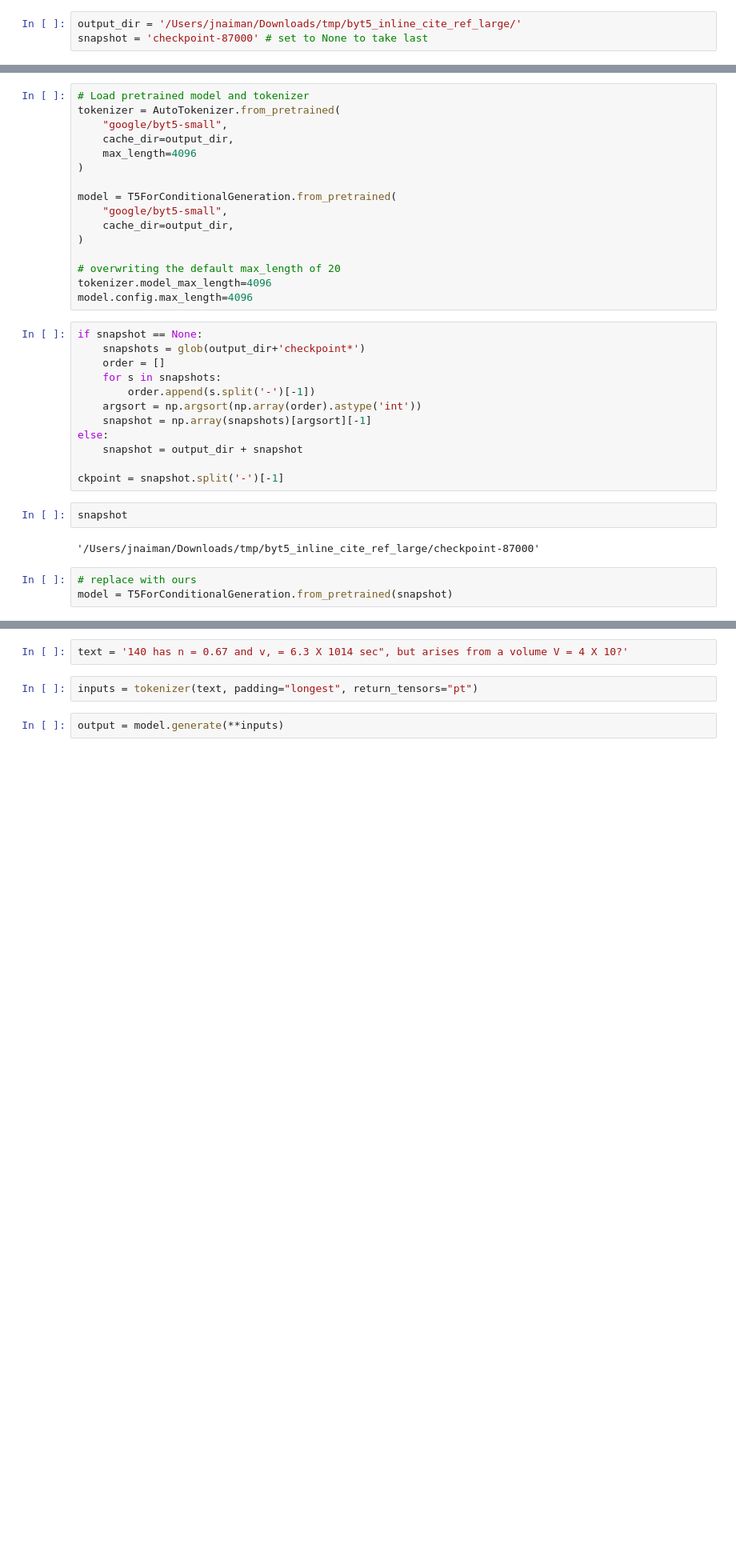
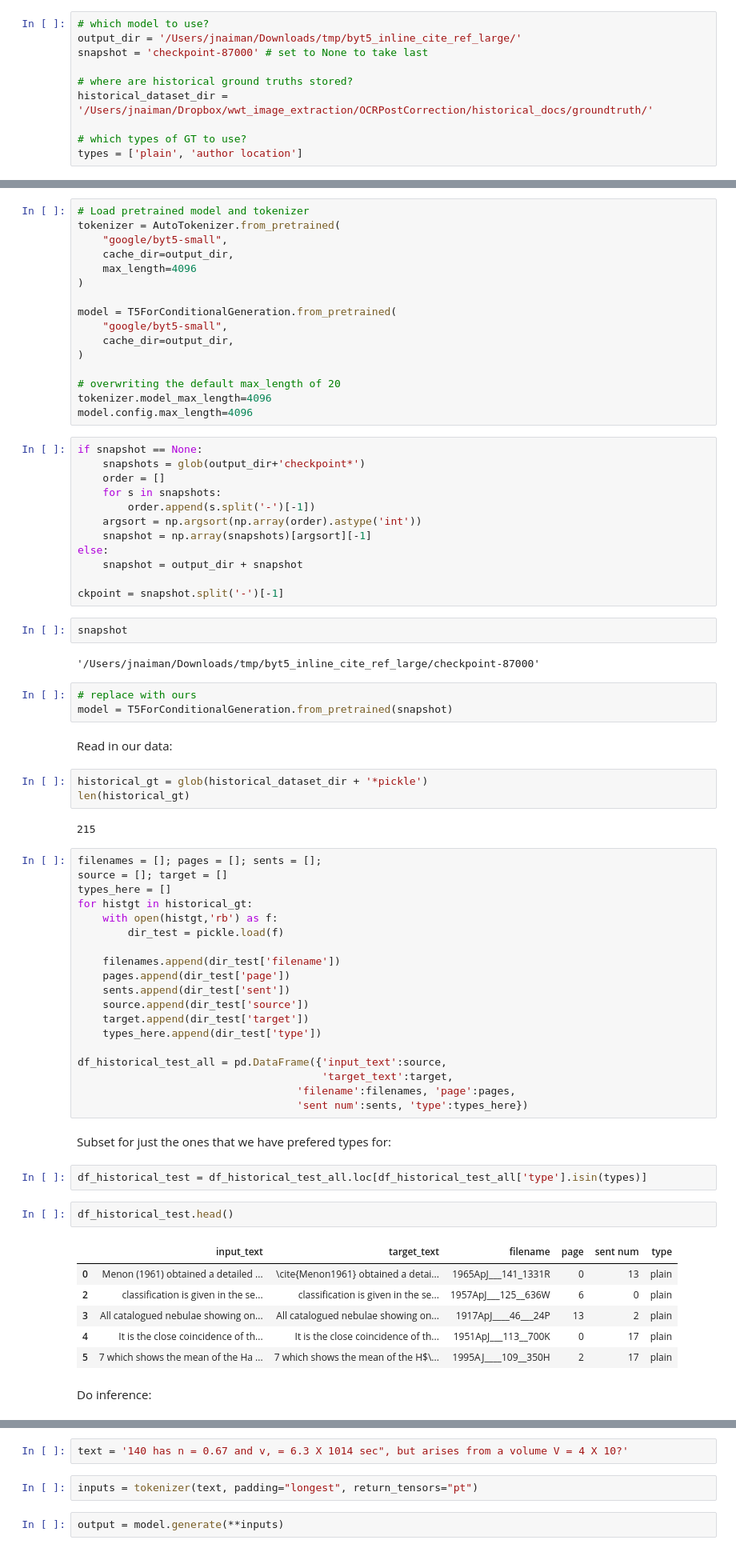
Before and after one commit to ReadingTimeMachine/ocr_post_correction, a Jupyter notebook: byt5/inference_byte5_historical.ipynb, the cells around one changed output, grey strips where cells are left out. Shown at 80% size. Cells and saved outputs as stored; diff of their text form; blank space fills up the shorter version.

```diff
--- a/byt5/inference_byte5_historical.ipynb
+++ b/byt5/inference_byte5_historical.ipynb
@@ -1,5 +1,12 @@
 # %%
+# which model to use?
 output_dir = '/Users/jnaiman/Downloads/tmp/byt5_inline_cite_ref_large/'
 snapshot = 'checkpoint-87000' # set to None to take last
+
+# where are historical ground truths stored?
+historical_dataset_dir = '/Users/jnaiman/Dropbox/wwt_image_extraction/OCRPostCorrection/historical_docs/groundtruth/'
+
+# which types of GT to use?
+types = ['plain', 'author location']
 # %%
 from transformers import T5ForConditionalGeneration, ByT5Tokenizer, AutoTokenizer
@@ -38,3 +53,44 @@ snapshot
 # %%
 # replace with ours
 model = T5ForConditionalGeneration.from_pretrained(snapshot)
+# %% [markdown]
+Read in our data:
+# %%
+historical_gt = glob(historical_dataset_dir + '*pickle')
+len(historical_gt)
+# %% [output]
+215
+# %%
+filenames = []; pages = []; sents = [];
+source = []; target = []
+types_here = []
+for histgt in historical_gt:
+    with open(histgt,'rb') as f:
+        dir_test = pickle.load(f)
+
+    filenames.append(dir_test['filename'])
+    pages.append(dir_test['page'])
+    sents.append(dir_test['sent'])
+    source.append(dir_test['source'])
+    target.append(dir_test['target'])
+    types_here.append(dir_test['type'])
+
+df_historical_test_all = pd.DataFrame({'input_text':source,
+                                       'target_text':target,
+                                   'filename':filenames, 'page':pages,
+                                   'sent num':sents, 'type':types_here})
+# %% [markdown]
+Subset for just the ones that we have prefered types for:
+# %%
+df_historical_test = df_historical_test_all.loc[df_historical_test_all['type'].isin(types)]
+# %%
+df_historical_test.head()
+# %% [output]
+|  | input_text | target_text | filename | page | sent num | type |
+| 0 | Menon (1961) obtained a detailed ... | \cite{Menon1961} obtained a detai... | 1965ApJ___141_1331R | 0 | 13 | plain |
+| 2 | classification is given in the se... | classification is given in the se... | 1957ApJ___125__636W | 6 | 0 | plain |
+| 3 | All catalogued nebulae showing on... | All catalogued nebulae showing on... | 1917ApJ____46___24P | 13 | 2 | plain |
+| 4 | It is the close coincidence of th... | It is the close coincidence of th... | 1951ApJ___113__700K | 0 | 17 | plain |
+| 5 | 7 which shows the mean of the Ha ... | 7 which shows the mean of the H$\... | 1995AJ____109__350H | 2 | 17 | plain |
+# %% [markdown]
+Do inference:
```
Also changed, not shown: parts of 6 cells of this notebook, 2 other files.
